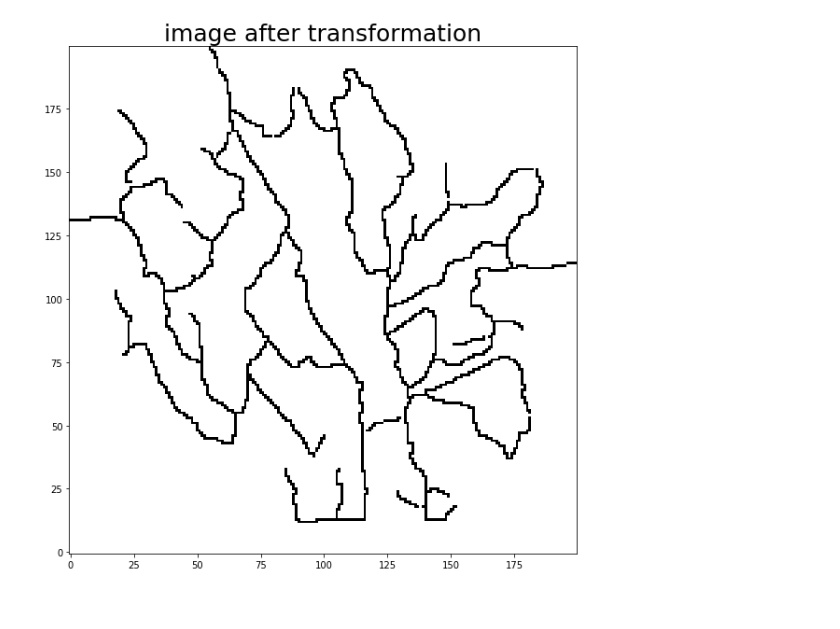
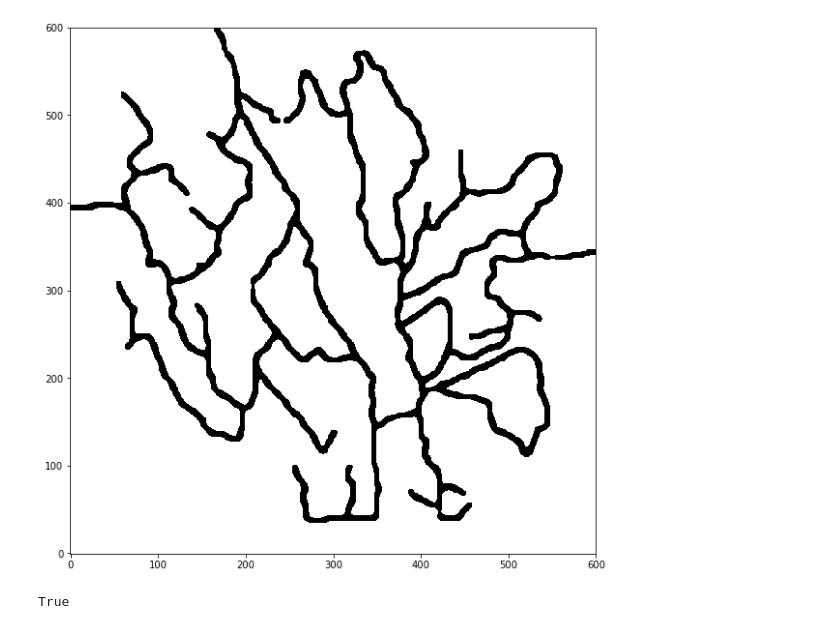
Before and after one commit to ShangyuanZ/Data_Visualisation, a Jupyter notebook: Assignment_1_vision.ipynb, the cells around one changed output. Cells and saved outputs as stored; diff of their text form; code cells hidden in the pictures.

```diff
--- a/Assignment_1_vision.ipynb
+++ b/Assignment_1_vision.ipynb
@@ -17,13 +20,17 @@ plt.show()
-# %%
-#transformation
-img2=img.copy()
-img2[np.where(img2[:,:,2]>230)]=[255,255,255]
-img2[np.where(img2[:,:,2]<230)]=[0,0,0]
-
-plt.figure(figsize=(20,10))
-plt.imshow(img2, origin = 'lower')
-plt.title('image after transformation',fontsize = 25)
-plt.show()
-# %% [output]
-[figure, removed]
+# %%
+#visualize the map
+blured=cv2.blur(img1,(8,8))#guassien blur
+imgray = cv2.cvtColor(blured,cv2.COLOR_BGR2GRAY)# convert rgb image to gray image
+imgray=cv2.bitwise_not(imgray)
+ret,im_fixed=cv2.threshold(imgray,80,255,cv2.THRESH_BINARY)#convert gray image to binary image
+
+plt.figure(figsize=(20,10))
+plt.imshow(im_fixed,cmap='Greys',origin='lower')
+#plt.title('raw image',fontsize = 25)
+plt.show()
+cv2.bitwise_not(im_fixed,im_fixed)
+cv2.imwrite("data/NiceMap.jpg",im_fixed)
+# %% [output]
+[figure, added]
+True
 # %%
```
Also changed, not shown: parts of 7 cells of this notebook.
